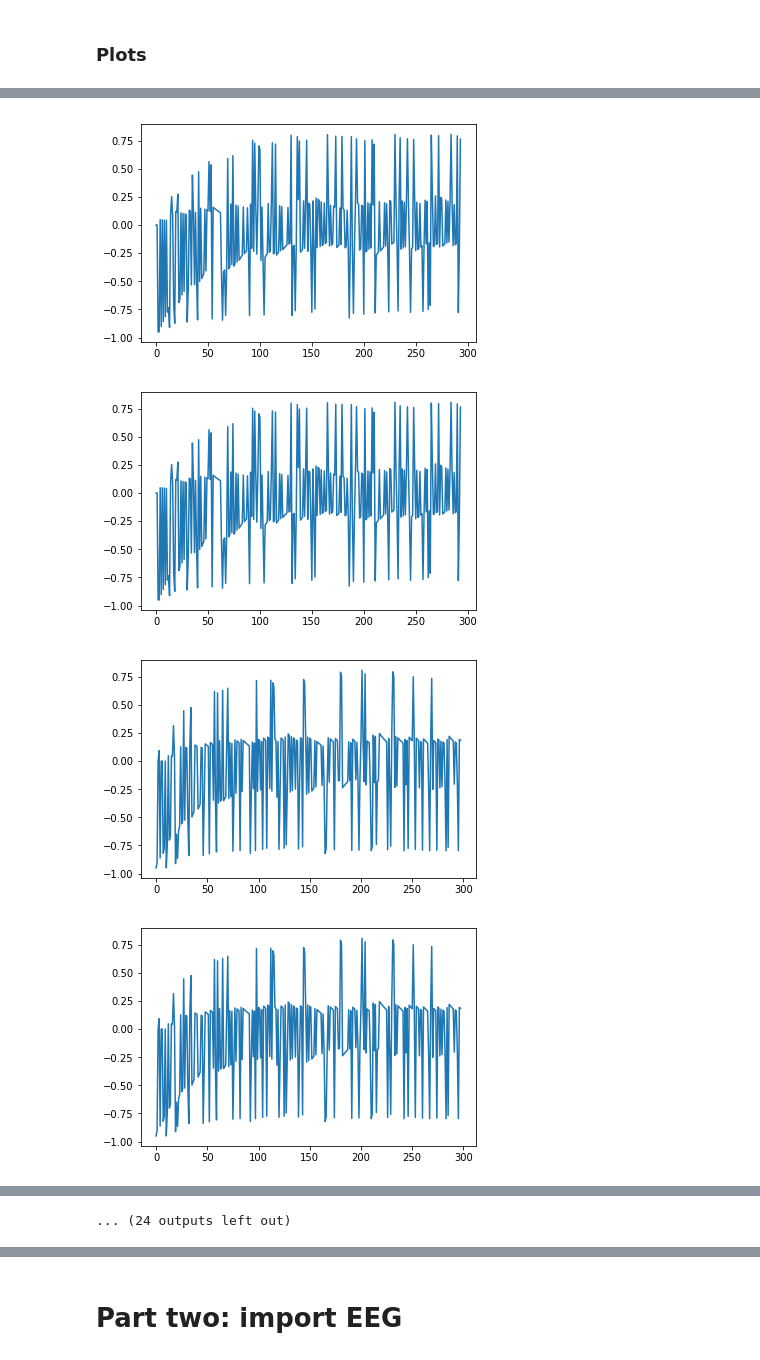
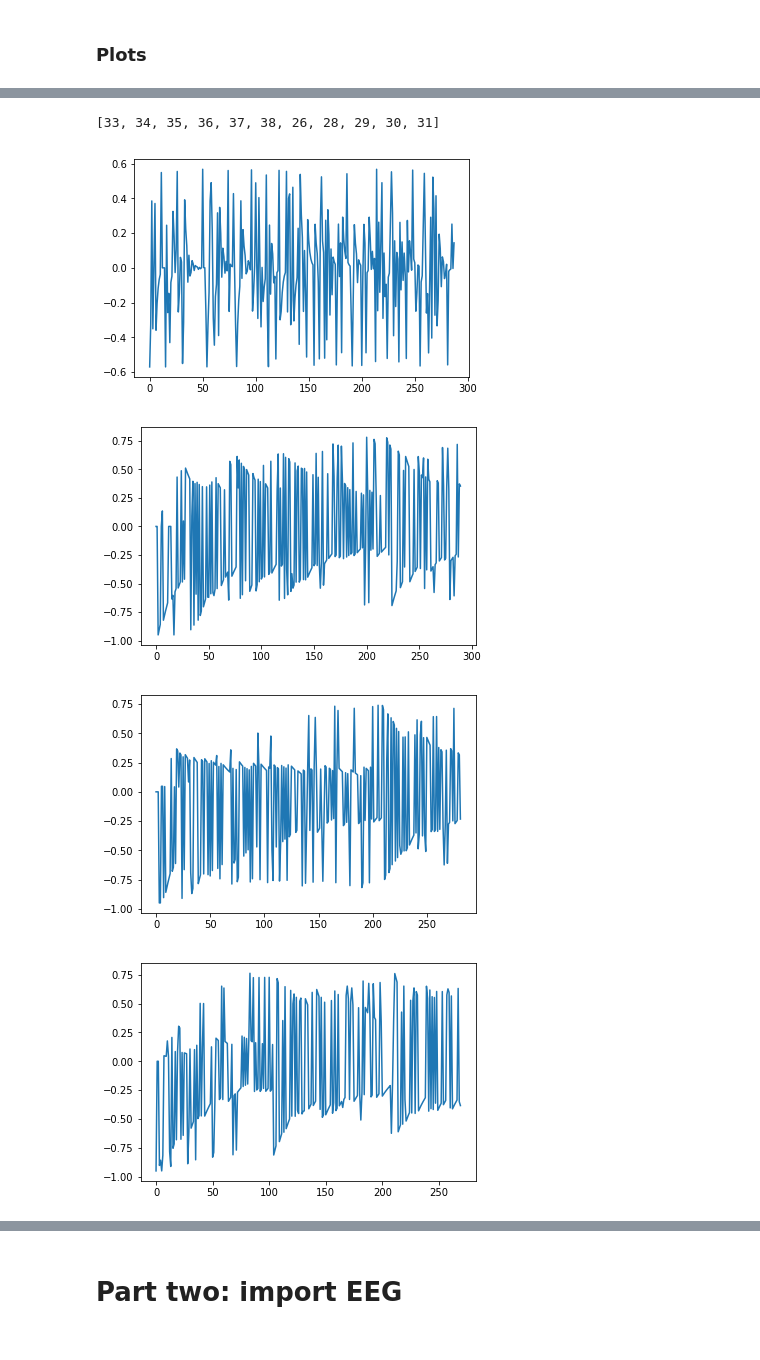
Before and after one commit to Maylibooyah69/RewardReversalPorject, a Jupyter notebook: Final Pipeline.ipynb, the cells around one changed output, grey strips where cells are left out. Saved outputs shown, nothing was run; the diff lists cells and outputs as text; code cells hidden in the pictures.

```diff
--- a/Final Pipeline.ipynb
+++ b/Final Pipeline.ipynb
@@ -9,9 +9,17 @@ import matplotlib.pyplot as plt
 import pandas as pd
 import Import_EEG as IE;
 from scipy import stats
+import copy
 
 img_path='/cndd/hop006/Processing/PRL_imgs'
 behavior_log_path='/cndd/hop006/Github/RewardReversalPorject/BehaviorLog/'
 plt_path='/cndd/hop006/Github/RewardReversalPorject/Plots/'
 ERP_plot_path='/cndd/hop006/Github/RewardReversalPorject/Plots/ERP/'
 PELogs=pd.read_pickle(behavior_log_path+'rat26to38PElog.pkl')
+git_data='/cndd/hop006/Github/RewardReversalPorject/Data/epoched_eeg'
+behavior_log=pd.read_pickle(git_data+'/26to38behaviors.pickle')
+EEGs=pd.read_pickle(git_data+'/26to38EEGs.pickle')
+
+# settings
+rat_2_anal=list(set(dp.day1.subject).intersection(set(dp.day21.subject)))
+days=2
@@ -37,8 +36,3 @@ importing Jupyter notebook from Import EEG.ipynb
  'R Au1 LFP',
  'R Caudate LFP',
  'R lOFC EEG'}
-# %%
-rat_2_anal=sorted(list(set(dp.day1['subject'])))[1:] # droped 25 cuz it only had one recording
-del rat_2_anal[6] # also dropping the seventh one cuz there's a bug where there's one less reward
-days=2
-behavior_log={}
@@ -47,3 +39,6 @@ rat_2_anal=[26, 28, 29, 30, 31, 33, 35, 36, 37]
+# %%
+rat_2_anal=[33, 37, 26, 28] #There is a bug where if the ephys file contains
+# two rats the data is off
 # %% [markdown]
 # DON'T RUN THIS CELL $\Downarrow$
 # %%
@@ -100,14 +115,19 @@ behavior_df.to_pickle(behavior_log_path+'new_rat26to38.pkl')
+# %%
+rat_2_anal
+# %% [output]
+[33, 34, 35, 36, 37, 38, 26, 28, 29, 30, 31]
 # %%
 count=1
 n=len(rat_2_anal)
-for i in range(n*2):
+for rat in rat_2_anal:
     for day in range(days):
+        flag='rat_'+str(rat)+'day_'+str(day)
         plt.figure(count)
         count+=1
 #         print(PELogs.iloc[rat][day])
-        plt.plot(PELogs.iloc[i][0])
+        plt.plot(PELogs.loc[flag][0])
 # %% [output]
-[figure, old version]
+[figure, new version]
-[figure, old version]
+[figure, new version]
-[figure, old version]
+[figure, new version]
-[figure, old version]
+[figure, new version]
@@ -122 +137,0 @@ for i in range(n*2):
-... (24 outputs left out)
```
Also changed, not shown: parts of 20 cells of this notebook, 4 other files.
